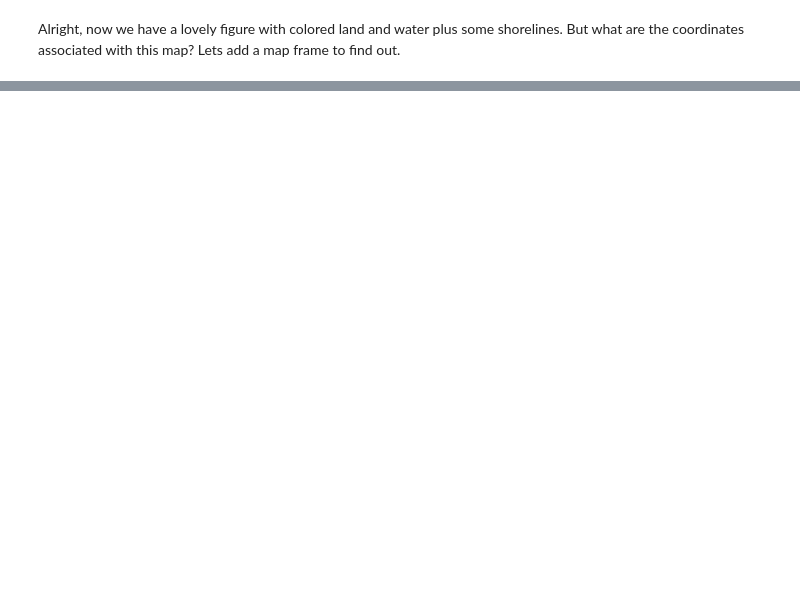
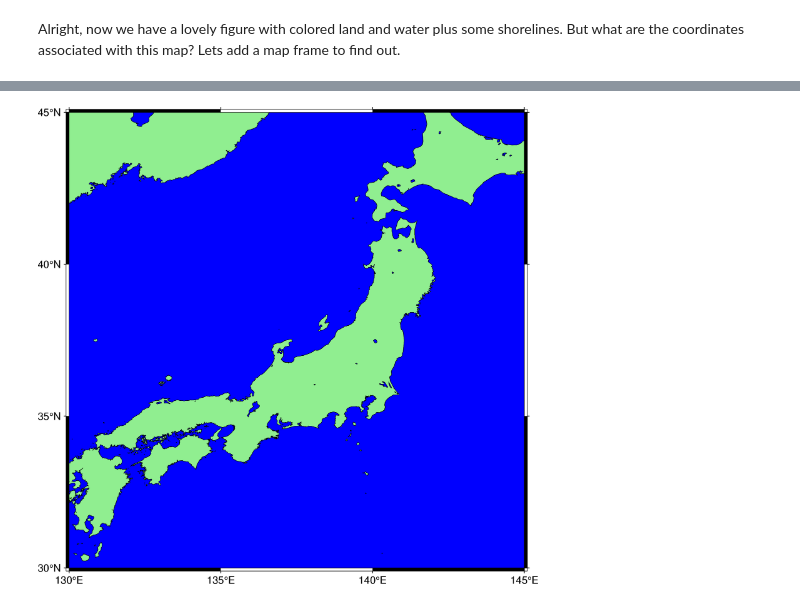
Before and after one commit to GenericMappingTools/egu22pygmt, a Jupyter notebook: book/first-figure.ipynb, the cells around one changed output, grey strips where cells are left out. Saved outputs shown, nothing was run; the diff lists cells and outputs as text; code cells hidden in the pictures; blank space fills up the shorter version.

```diff
--- a/book/first-figure.ipynb
+++ b/book/first-figure.ipynb
@@ -87,0 +82,7 @@ Alright, now we have a lovely figure with colored land and water plus some shore
+# %%
+fig = pygmt.Figure()
+fig.coast(region=region, shorelines=True, land="lightgreen", water="blue")
+fig.basemap(frame="a")
+fig.show()
+# %% [output]
+[figure, added]
```
Also changed, not shown: parts of 22 cells of this notebook.
